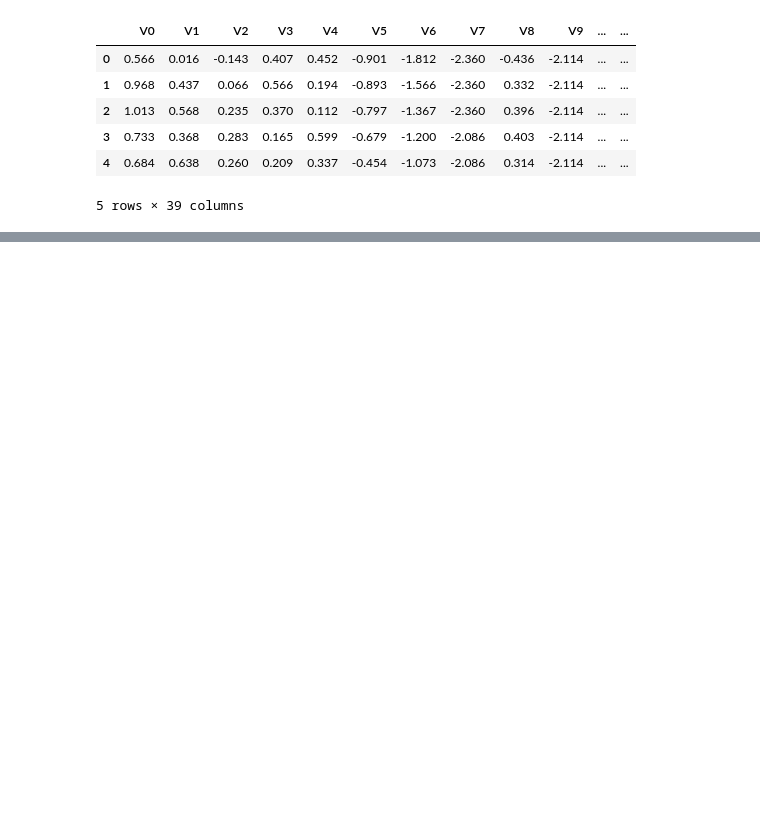
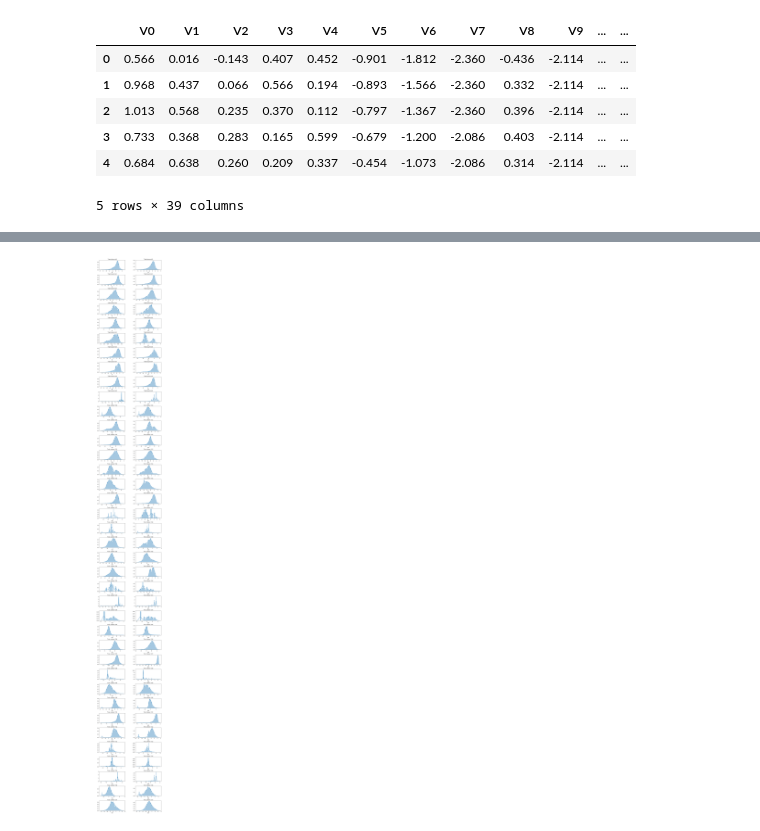
Before and after one commit to Phil-Kuo/Python-snippets, a Jupyter notebook: Industrial steam forecast/Industrial steam forecast.ipynb, the cells around one changed output, grey strips where cells are left out. Saved outputs shown, nothing was run; the diff lists cells and outputs as text; code cells hidden in the pictures; blank space fills up the shorter version.

```diff
--- a/Industrial steam forecast/Industrial steam forecast.ipynb
+++ b/Industrial steam forecast/Industrial steam forecast.ipynb
@@ -35,0 +55,16 @@ y_train = data.values[:,-1]
+# %%
+fig, axes = plt.subplots(nrows=38, ncols=2, figsize=(12, 2*38),squeeze=False)
+plt.subplots_adjust(top = 0.99, bottom=-0.1, hspace=0.5, wspace=0.4)
+cols = test_data.columns
+iter_row_count = 0
+
+for col in cols:
+    ax = sns.distplot(train_data[col], ax=axes[iter_row_count][0])
+    train_title = "Train column %s" % col
+    ax.set_title(train_title)
+    ax = sns.distplot(test_data[col], ax=axes[iter_row_count][1])
+    test_title = "Test column %s" % col
+    ax.set_title(test_title)
+    iter_row_count += 1
+# %% [output]
+[figure, added]
```
Also changed, not shown: parts of 33 cells of this notebook, 8 other files.
